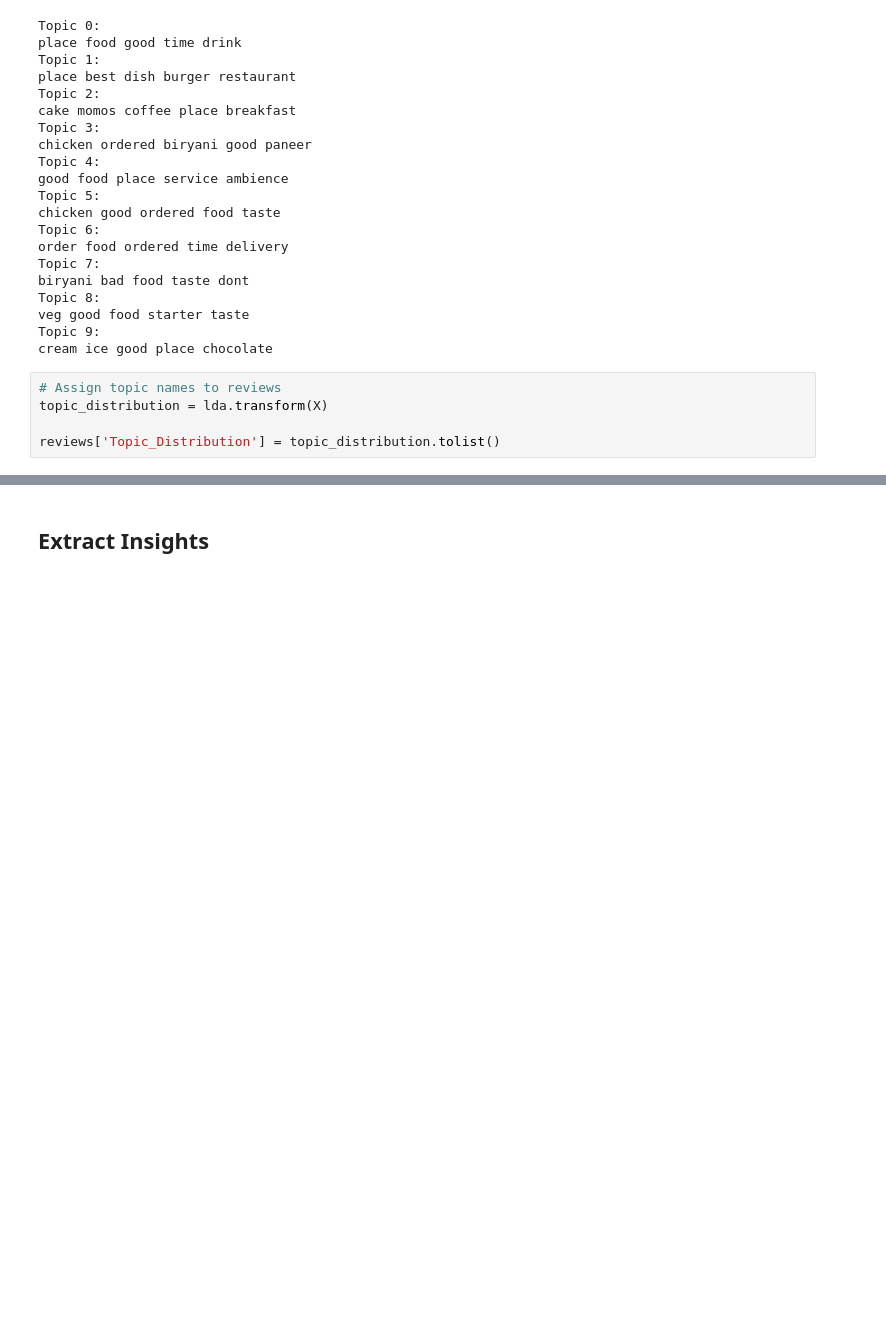
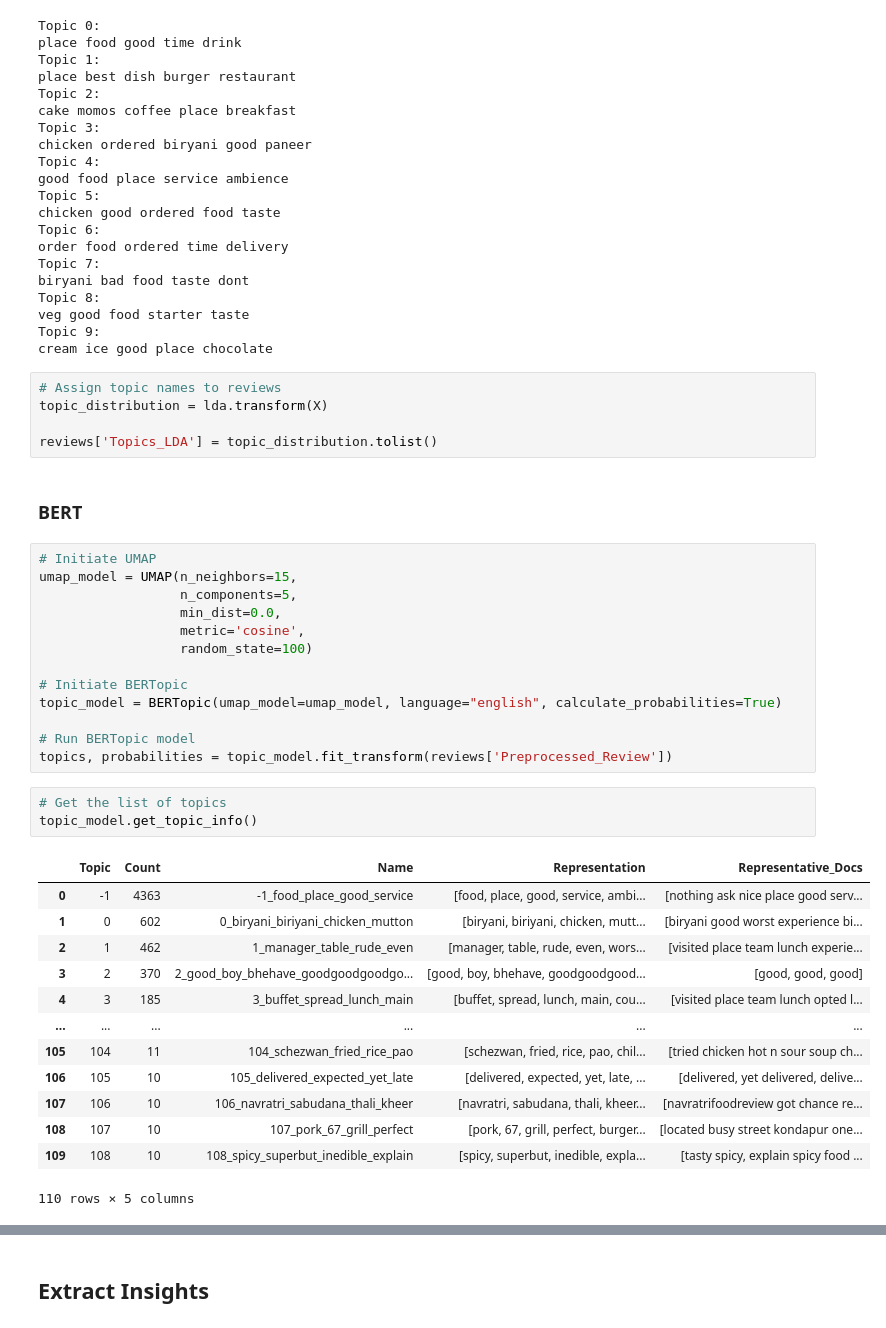
Before and after one commit to C-ph3r/Hyderabadi-Word-Soup, a Jupyter notebook: topic_modelling/topic_modelling_model.ipynb, the cells around one changed output, grey strips where cells are left out. Drawn from its saved outputs; the diff is of its cells as text; blank space fills up the shorter version.

```diff
--- a/topic_modelling/topic_modelling_model.ipynb
+++ b/topic_modelling/topic_modelling_model.ipynb
@@ -246,4 +250,36 @@ cream ice good place chocolate
 # Assign topic names to reviews
 topic_distribution = lda.transform(X)
 
-reviews['Topic_Distribution'] = topic_distribution.tolist()
+reviews['Topics_LDA'] = topic_distribution.tolist()
+# %% [markdown]
+### BERT
+# %%
+# Initiate UMAP
+umap_model = UMAP(n_neighbors=15,
+                  n_components=5,
+                  min_dist=0.0,
+                  metric='cosine',
+                  random_state=100)
+
+# Initiate BERTopic
+topic_model = BERTopic(umap_model=umap_model, language="english", calculate_probabilities=True)
+
+# Run BERTopic model
+topics, probabilities = topic_model.fit_transform(reviews['Preprocessed_Review'])
+# %%
+# Get the list of topics
+topic_model.get_topic_info()
+# %% [output]
+|  | Topic | Count | Name | Representation | Representative_Docs |
+| 0 | -1 | 4363 | -1_food_place_good_service | [food, place, good, service, ambi... | [nothing ask nice place good serv... |
+| 1 | 0 | 602 | 0_biryani_biriyani_chicken_mutton | [biryani, biriyani, chicken, mutt... | [biryani good worst experience bi... |
+| 2 | 1 | 462 | 1_manager_table_rude_even | [manager, table, rude, even, wors... | [visited place team lunch experie... |
+| 3 | 2 | 370 | 2_good_boy_bhehave_goodgoodgoodgo... | [good, boy, bhehave, goodgoodgood... | [good, good, good] |
+| 4 | 3 | 185 | 3_buffet_spread_lunch_main | [buffet, spread, lunch, main, cou... | [visited place team lunch opted l... |
+| ... | ... | ... | ... | ... | ... |
+| 105 | 104 | 11 | 104_schezwan_fried_rice_pao | [schezwan, fried, rice, pao, chil... | [tried chicken hot n sour soup ch... |
+| 106 | 105 | 10 | 105_delivered_expected_yet_late | [delivered, expected, yet, late, ... | [delivered, yet delivered, delive... |
+| 107 | 106 | 10 | 106_navratri_sabudana_thali_kheer | [navratri, sabudana, thali, kheer... | [navratrifoodreview got chance re... |
+| 108 | 107 | 10 | 107_pork_67_grill_perfect | [pork, 67, grill, perfect, burger... | [located busy street kondapur one... |
+| 109 | 108 | 10 | 108_spicy_superbut_inedible_explain | [spicy, superbut, inedible, expla... | [tasty spicy, explain spicy food ... |
+110 rows × 5 columns
```
Also changed, not shown: parts of 11 cells of this notebook.
